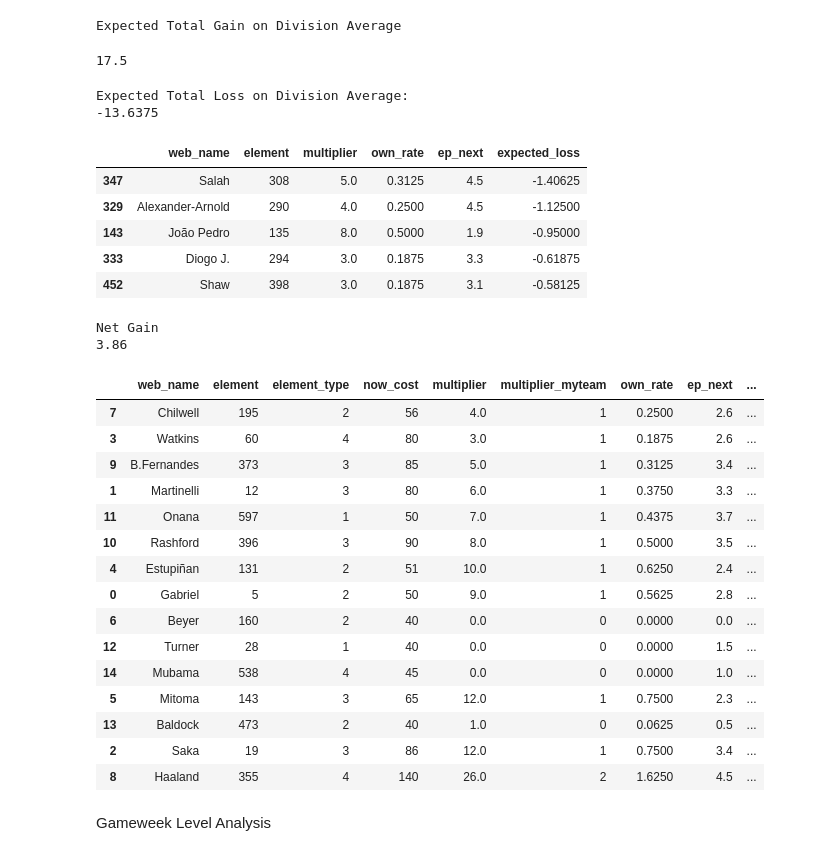
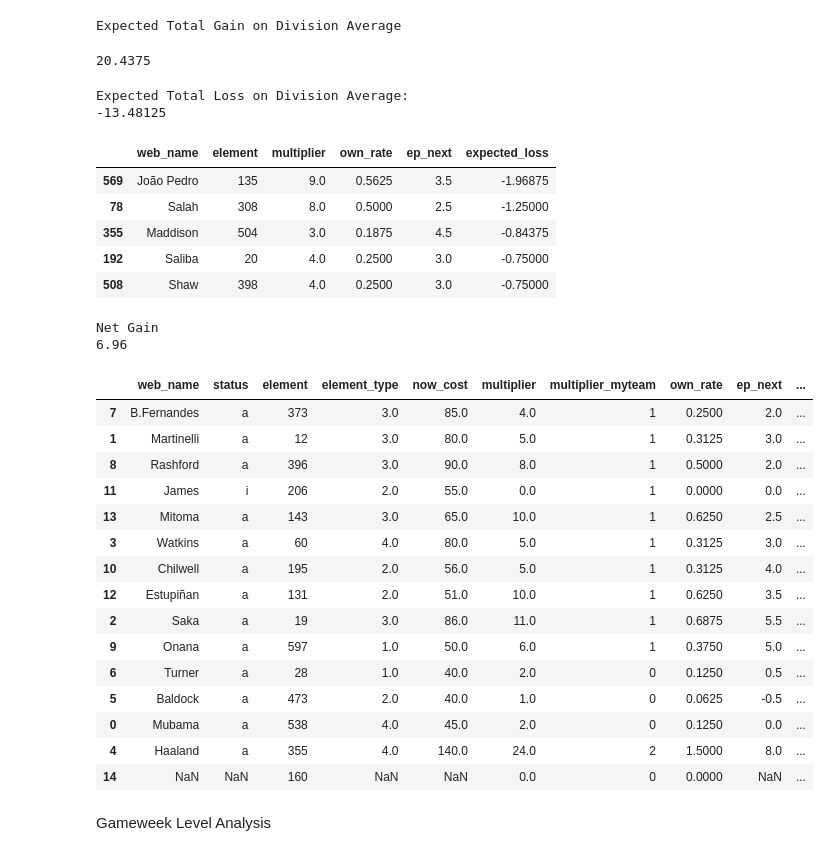
Before and after one commit to chrisimpacts/FPL-Data-Analysis, a Jupyter notebook: FPL-League-Analysis.ipynb, the cells around one changed output. Saved outputs shown, nothing was run; the diff lists cells and outputs as text; code cells hidden in the pictures.

```diff
--- a/FPL-League-Analysis.ipynb
+++ b/FPL-League-Analysis.ipynb
@@ -162,12 +163,22 @@ picks.to_sql('picks', con=engine, if_exists='replace',index=False)
 # %%
+#Query gets only player details from the latest GW
 query = """
+        WITH currentgw AS (
+            SELECT MAX(current_gw) as max_gw
+            FROM playergw
+        )
+
         SELECT *
         FROM player_details
-        LEFT JOIN player
-            ON player_details.element = player.id
+        LEFT JOIN playergw
+            ON player_details.element = playergw.id
+            AND player_details.round = playergw.current_gw
+        CROSS JOIN currentgw
+        WHERE player_details.round = currentgw.max_gw
         ;
         """
 with engine.connect() as conn:
     playerdf = pd.read_sql_query(query, conn)
+print(playerdf.shape)
 playerdf.head()
 # %% [output]
@@ -181,7 +193,8 @@ playerdf.head()
 # %%
+max_gw = max(picksdf['gw'])
 me = 'Christopher Harris'
 myid = set(picksdf[picksdf['member']==me]['memberid'])
-mypicksdf = picksdf[picksdf['member']==me]
+mypicksdf = picksdf[(picksdf['member']==me)&(picksdf['gw']==max_gw)]
 mypicks = set(mypicksdf['element'])
 mypicks
 
@@ -202,7 +215,8 @@ ownership.sort_values(by='own_rate', ascending=False)
 
 playerdf = pd.merge(playerdf, ownership, how='outer',on='element')
 filtered = playerdf['element'].isin(mypicks)
-gainpicks = playerdf[filtered].merge(picksdf[picksdf['member']==me],how='left',on='element',suffixes=('','_myteam'))
+gainpicks = playerdf[filtered].merge(mypicksdf,how='left',on='element',suffixes=('','_myteam'))
+
 gainpicks['expected_gain'] = gainpicks['ep_next'].astype(float)*(gainpicks['multiplier_myteam']-gainpicks['own_rate'])
 gainpicks[['web_name','element','element_type','multiplier','multiplier_myteam','own_rate','ep_next','expected_gain']].sort_values(by='expected_gain',ascending=False)
 # %% [output]
@@ -227,7 +241,7 @@ print("Expected Total Gain on Division Average")
 gainpicks['expected_gain'].sum()
 # %% [output]
 Expected Total Gain on Division Average
-17.5
+20.4375
 # %%
 #players not in my picks
 losspicks = playerdf[~filtered].copy().dropna(subset='multiplier')
@@ -237,66 +251,66 @@ print(losspicks['expected_loss'].sum())
 losspicks[['web_name','element','multiplier','own_rate','ep_next','expected_loss']].sort_values(by='expected_loss',ascending=True).head()
 # %% [output]
 Expected Total Loss on Division Average:
--13.6375
+-13.48125
 |  | web_name | element | multiplier | own_rate | ep_next | expected_loss |
-| 347 | Salah | 308 | 5.0 | 0.3125 | 4.5 | -1.40625 |
-| 329 | Alexander-Arnold | 290 | 4.0 | 0.2500 | 4.5 | -1.12500 |
-| 143 | João Pedro | 135 | 8.0 | 0.5000 | 1.9 | -0.95000 |
-| 333 | Diogo J. | 294 | 3.0 | 0.1875 | 3.3 | -0.61875 |
-| 452 | Shaw | 398 | 3.0 | 0.1875 | 3.1 | -0.58125 |
+| 569 | João Pedro | 135 | 9.0 | 0.5625 | 3.5 | -1.96875 |
+| 78 | Salah | 308 | 8.0 | 0.5000 | 2.5 | -1.25000 |
+| 355 | Maddison | 504 | 3.0 | 0.1875 | 4.5 | -0.84375 |
+| 192 | Saliba | 20 | 4.0 | 0.2500 | 3.0 | -0.75000 |
+| 508 | Shaw | 398 | 4.0 | 0.2500 | 3.0 | -0.75000 |
 # %%
 print("Net Gain")
 print(round(gainpicks['expected_gain'].sum() + losspicks['expected_loss'].sum(),2))
 # %% [output]
 Net Gain
-3.86
+6.96
 # %%
-teamgains = gainpicks[['web_name','element','element_type','now_cost','multiplier','multiplier_myteam','own_rate','ep_next','expected_gain']].sort_values(by='expected_gain',ascending=False)
+teamgains = gainpicks[['web_name','status','element','element_type','now_cost','multiplier','multiplier_myteam','own_rate','ep_next','expected_gain']].sort_values(by='expected_gain',ascending=False)
 teamgains['expected_loss_on_transfer'] = teamgains['ep_next'].astype(float)*(teamgains['own_rate'])
 
 allgains = playerdf.copy()
 allgains['expected_gain'] = allgains['ep_next'].astype(float)*(1-allgains['own_rate'])
-allgains[['web_name','element','element_type','now_cost','ep_next','own_rate','expected_gain']].sort_values(by='expected_gain',ascending=False).dropna().head(20)
+allgains[['web_name','status','element','element_type','now_cost','ep_next','own_rate','expected_gain']].sort_values(by='expected_gain',ascending=False).dropna().head(20)
 
 def top_suggested_transfer(row, df):
     #get element, element_type & gain
     myteam_type = row['element_type']
     # myteam_gain = row['expected_gain']
     myteam_loss = row['expected_loss_on_transfer']
     myteam_cost = row['now_cost']
     myteam_element = row['element']
     #get playerdf element, element_type & gain
     filtered = (df['element_type']==myteam_type) & (df['expected_gain']>myteam_loss) & (df['now_cost']<=myteam_cost) & (df['element']!=myteam_element)
     best_gain = df[filtered].sort_values(by='expected_gain', ascending=False).head(1)
     best_gain['own_rate'] = round(best_gain['own_rate'],3)
     best_gain['expected_gain'] = round(best_gain['expected_gain'],2)
     best_gain['diff'] = round(df['expected_gain']-row['expected_loss_on_transfer'],2)
-    return best_gain[['web_name','own_rate','ep_next','expected_gain','diff']].values[0]
+    return best_gain[['web_name','status','own_rate','ep_next','expected_gain','diff']].values[0]
 
 teamgains['affordable_suggested_transfer'] = teamgains.apply(lambda x: top_suggested_transfer(x, allgains),axis=1)
 # Extracting the second element from the arrays in the "affordable_suggested_transfer" column
 teamgains['suggested_transfer_gain'] = teamgains['affordable_suggested_transfer'].apply(lambda x: x[-1])
 
 # Sorting the DataFrame based on the second element in the arrays
 teamgains = teamgains.sort_values(by='suggested_transfer_gain', ascending=False)
 teamgains
 # %% [output]
-|  | web_name | element | element_type | now_cost | multiplier | multiplier_myteam | own_rate | ep_next | ... |
-| 7 | Chilwell | 195 | 2 | 56 | 4.0 | 1 | 0.2500 | 2.6 | ... |
-| 3 | Watkins | 60 | 4 | 80 | 3.0 | 1 | 0.1875 | 2.6 | ... |
-| 9 | B.Fernandes | 373 | 3 | 85 | 5.0 | 1 | 0.3125 | 3.4 | ... |
-| 1 | Martinelli | 12 | 3 | 80 | 6.0 | 1 | 0.3750 | 3.3 | ... |
-| 11 | Onana | 597 | 1 | 50 | 7.0 | 1 | 0.4375 | 3.7 | ... |
-| 10 | Rashford | 396 | 3 | 90 | 8.0 | 1 | 0.5000 | 3.5 | ... |
-| 4 | Estupiñan | 131 | 2 | 51 | 10.0 | 1 | 0.6250 | 2.4 | ... |
-| 0 | Gabriel | 5 | 2 | 50 | 9.0 | 1 | 0.5625 | 2.8 | ... |
-| 6 | Beyer | 160 | 2 | 40 | 0.0 | 0 | 0.0000 | 0.0 | ... |
-| 12 | Turner | 28 | 1 | 40 | 0.0 | 0 | 0.0000 | 1.5 | ... |
-| 14 | Mubama | 538 | 4 | 45 | 0.0 | 0 | 0.0000 | 1.0 | ... |
-| 5 | Mitoma | 143 | 3 | 65 | 12.0 | 1 | 0.7500 | 2.3 | ... |
-| 13 | Baldock | 473 | 2 | 40 | 1.0 | 0 | 0.0625 | 0.5 | ... |
-| 2 | Saka | 19 | 3 | 86 | 12.0 | 1 | 0.7500 | 3.4 | ... |
-| 8 | Haaland | 355 | 4 | 140 | 26.0 | 2 | 1.6250 | 4.5 | ... |
+|  | web_name | status | element | element_type | now_cost | multiplier | multiplier_myteam | own_rate | ep_next | ... |
+| 7 | B.Fernandes | a | 373 | 3.0 | 85.0 | 4.0 | 1 | 0.2500 | 2.0 | ... |
+| 1 | Martinelli | a | 12 | 3.0 | 80.0 | 5.0 | 1 | 0.3125 | 3.0 | ... |
+| 8 | Rashford | a | 396 | 3.0 | 90.0 | 8.0 | 1 | 0.5000 | 2.0 | ... |
+| 11 | James | i | 206 | 2.0 | 55.0 | 0.0 | 1 | 0.0000 | 0.0 | ... |
+| 13 | Mitoma | a | 143 | 3.0 | 65.0 | 10.0 | 1 | 0.6250 | 2.5 | ... |
+| 3 | Watkins | a | 60 | 4.0 | 80.0 | 5.0 | 1 | 0.3125 | 3.0 | ... |
+| 10 | Chilwell | a | 195 | 2.0 | 56.0 | 5.0 | 1 | 0.3125 | 4.0 | ... |
+| 12 | Estupiñan | a | 131 | 2.0 | 51.0 | 10.0 | 1 | 0.6250 | 3.5 | ... |
+| 2 | Saka | a | 19 | 3.0 | 86.0 | 11.0 | 1 | 0.6875 | 5.5 | ... |
+| 9 | Onana | a | 597 | 1.0 | 50.0 | 6.0 | 1 | 0.3750 | 5.0 | ... |
+| 6 | Turner | a | 28 | 1.0 | 40.0 | 2.0 | 0 | 0.1250 | 0.5 | ... |
+| 5 | Baldock | a | 473 | 2.0 | 40.0 | 1.0 | 0 | 0.0625 | -0.5 | ... |
+| 0 | Mubama | a | 538 | 4.0 | 45.0 | 2.0 | 0 | 0.1250 | 0.0 | ... |
+| 4 | Haaland | a | 355 | 4.0 | 140.0 | 24.0 | 2 | 1.5000 | 8.0 | ... |
+| 14 | NaN | NaN | 160 | NaN | NaN | 0.0 | 0 | 0.0000 | NaN | ... |
 # %% [markdown]
 Gameweek Level Analysis
 # %%
```
Also changed, not shown: parts of 7 cells of this notebook, 4 other files.
